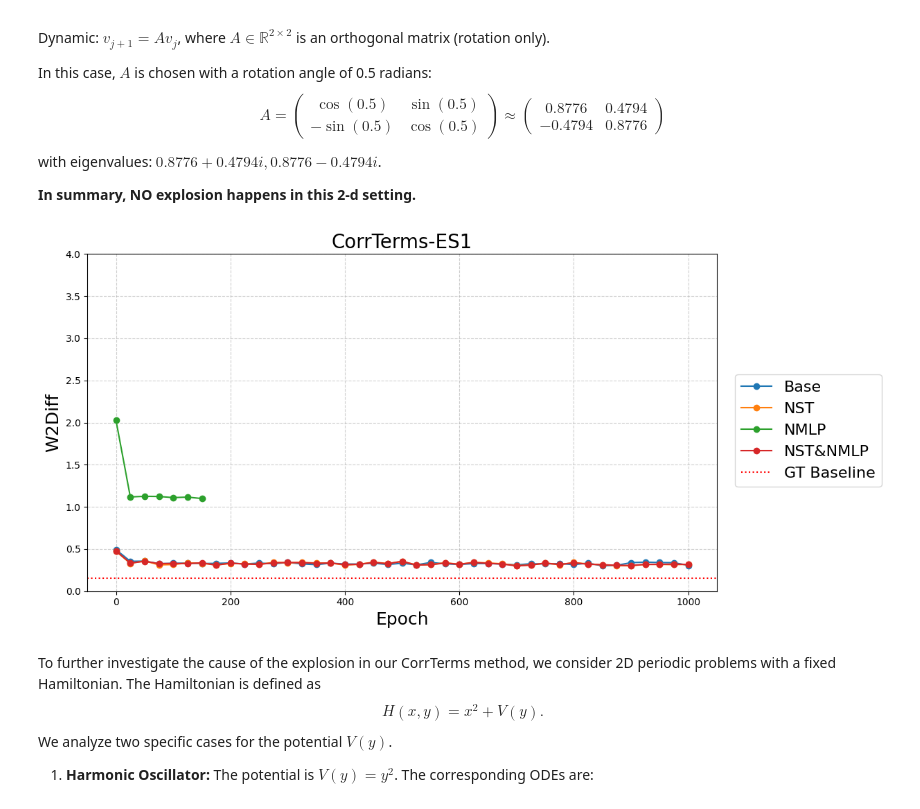
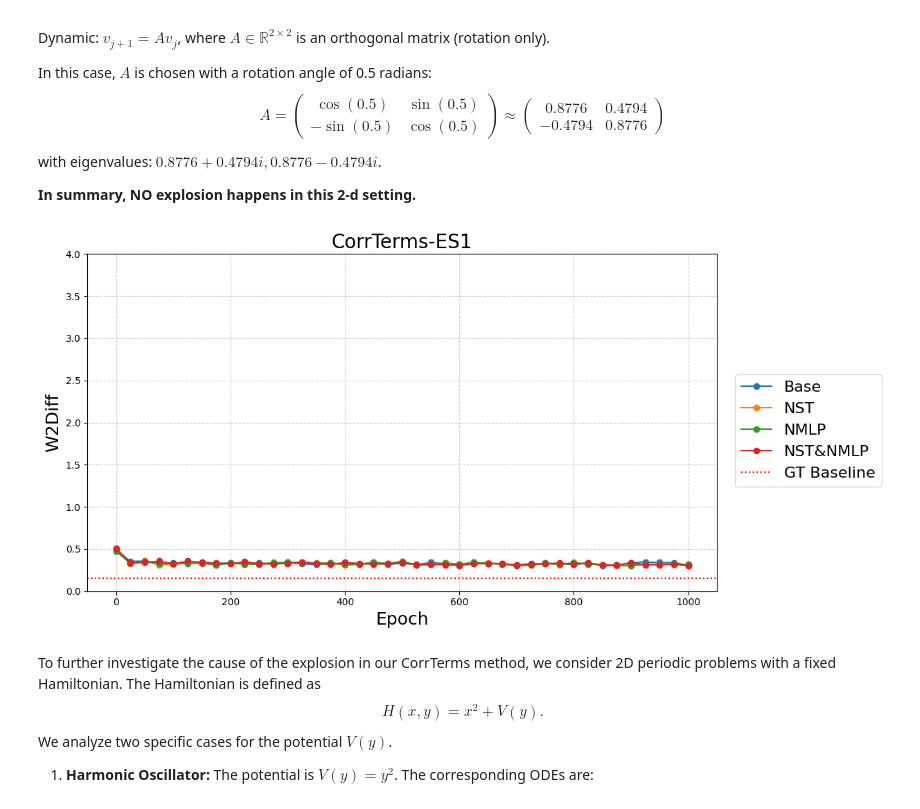
Before and after one commit to wispcarey/Proper-Scoring-Ensemble-Filter, a Jupyter notebook: test_notebooks/plot_linear_explode.ipynb, the cells around one changed output. Drawn from its saved outputs; the diff is of its cells as text; code cells hidden in the pictures.

```diff
--- a/test_notebooks/plot_linear_explode.ipynb
+++ b/test_notebooks/plot_linear_explode.ipynb
@@ -208,8 +208,8 @@ Base_W2 = inherent_unc_results['mean_w2_diff']
 
 folder_names = ['2025-07-10_19-51linear_1_10_60_8192_es_joint_CorrTerms',
                 '2025-07-11_02-07linear_1_10_60_8192_es_joint_CorrTerms_nst',
-                '2025-07-10_20-12linear_1_10_60_8192_es_joint_CorrTerms_nimlp',
                 '2025-07-11_05-14linear_1_10_60_8192_es_joint_CorrTerms_nimlp',
+                '2025-07-10_22-58linear_1_10_60_8192_es_joint_CorrTerms_nst_nimlp',
             ]
 
 method_names = ['Base',
@@ -235,34 +235,34 @@ for i, folder_name in enumerate(folder_names):
         continue
 
     if len(w2_diff) != len(test_epochs):
         print(f"Warning: Data length mismatch for {folder_name}. Expected {len(test_epochs)} points, found {len(w2_diff)}.")
         continue
 
     # Plot the main curve and get its color
     line, = ax_w2diff.plot(test_epochs, w2_diff, marker='o', linestyle='-', label=method_names[i])
 
     # Plot the horizontal line showing training duration
     # ax_w2diff.plot([0, test_epochs[-1]], [training_until_values[i], training_until_values[i]], color=line.get_color(), linewidth=4)
 
 
 ax_w2diff.axhline(y=Base_W2, color='r', linestyle=':', label='GT Baseline')
 ax_w2diff.set_ylabel('W2Diff', fontsize=18)
 ax_w2diff.set_xlabel('Epoch', fontsize=18)
 ax_w2diff.grid(True, which="both", linestyle='--', alpha=0.6)
 # ax_w2diff.set_xlim(left=-0.5, right=200)
 ax_w2diff.set_ylim(bottom=0, top=4)
 ax_w2diff.set_title('CorrTerms-ES1', fontsize=20)
 fig_w2diff.tight_layout()
 fig_w2diff.legend(loc='center left', bbox_to_anchor=(1, 0.5), fontsize=16)
 
 # handles, labels = ax_w2diff.get_legend_handles_labels()
 # fig_legend, ax_legend = plt.subplots(figsize=(12, 0.3))
 # ax_legend.axis('off')
 # fig_legend.legend(handles, labels, loc='center', ncol=len(method_names) + 2, fontsize=24, frameon=False)
 
 plt.show()
 # %% [output]
-[figure, old version]
+[figure, new version]
 # %% [markdown]
 To further investigate the cause of the explosion in our CorrTerms method, we consider 2D periodic problems with a fixed Hamiltonian. The Hamiltonian is defined as $$H(x,y) = x^2 + V(y).$$ We analyze two specific cases for the potential $V(y)$.
 
```
Also changed, not shown: parts of 2 cells of this notebook, 20 other files.
